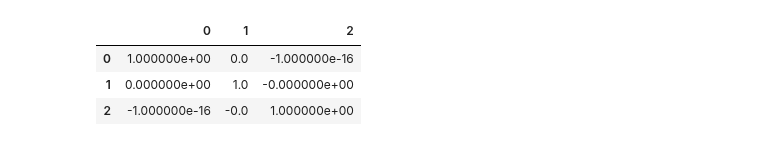
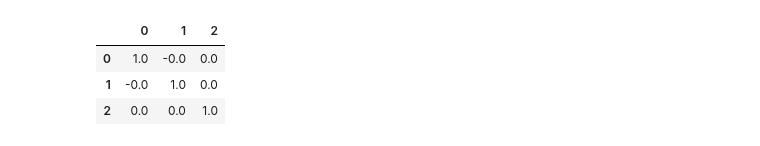
Before and after one commit to ML-NOOB/Python-and-Probability, a Jupyter notebook: Graham Schimdt transformation.ipynb, the cells around one changed output. Saved outputs shown, nothing was run; the diff lists cells and outputs as text; code cells hidden in the pictures.

```diff
--- a/Graham Schimdt transformation.ipynb
+++ b/Graham Schimdt transformation.ipynb
@@ -48,30 +36,30 @@ sb.heatmap(df.corr(), cmap="YlGnBu", annot=True)
 # %%
 #converting into orthogonal basis
 dff = []
 i = 0
 while i <3:
     b = []
     b = df.iloc[:,i].values
     dff.append(b)
     i+=1
 orth = dff
 len(dff)
 for i in range(0, len(dff)):
 
      for j in range(0 , i):
         c = [0]*47
         c = c + orth[j]*np.dot(orth[j],orth[i])/np.dot(orth[j],orth[j])#3 orthogonal vectors
         orth[i] = orth[i] - c
 orth = np.array(orth)
 for i in range(0, len(orth)):
    orth[i] = orth[i]/(np.dot(orth[i],orth[i]))**0.5 # changing orthogonal vectors to unit basis vectors
 da = pd.DataFrame(orth.T)
-round(da.corr(),16) # correlation between orthogonal vectors
+round(da.corr(),15) # correlation between orthogonal vectors
 # %% [output]
 |  | 0 | 1 | 2 |
-| 0 | 1.000000e+00 | 0.0 | -1.000000e-16 |
-| 1 | 0.000000e+00 | 1.0 | -0.000000e+00 |
-| 2 | -1.000000e-16 | -0.0 | 1.000000e+00 |
+| 0 | 1.0 | -0.0 | 0.0 |
+| 1 | -0.0 | 1.0 | 0.0 |
+| 2 | 0.0 | 0.0 | 1.0 |
 # %%
 arr = []
 for i in range(0,3):
```
Also changed, not shown: parts of 10 cells of this notebook.
